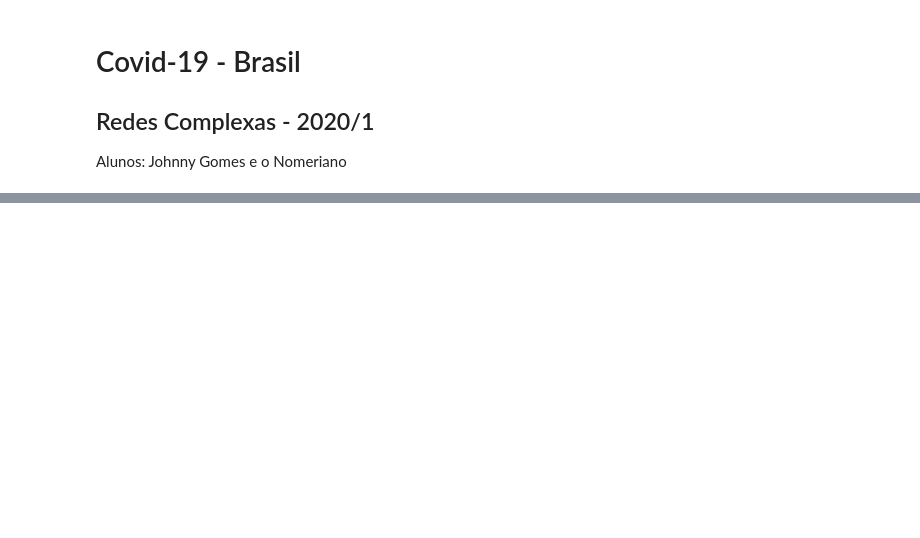
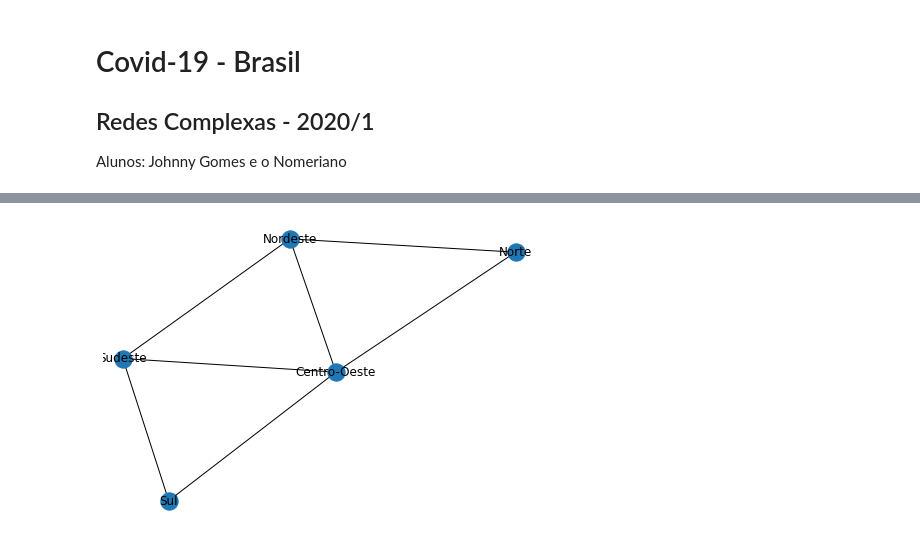
Before and after one commit to JohnnyUFT/RedesComplexas, a Jupyter notebook: Covid19.ipynb, the cells around one changed output, grey strips where cells are left out. Saved outputs shown, nothing was run; the diff lists cells and outputs as text; code cells hidden in the pictures; blank space fills up the shorter version.

Commit message:
criacao grafo de regioes e estados

```diff
--- a/Covid19.ipynb
+++ b/Covid19.ipynb
@@ -49,0 +56,11 @@ G = nx.Graph()
+# %%
+# 2 - criar grafo com regioes:
+G = nx.Graph()
+G.add_edges_from(
+    [('Norte', 'Nordeste'), ('Norte', 'Centro-Oeste'), ('Nordeste', 'Centro-Oeste'), ('Nordeste', 'Sudeste'),
+     ('Centro-Oeste', 'Sudeste'),('Centro-Oeste', 'Sul'), ('Sudeste', 'Sul')])
+# %%
+# 2.0.1 - vê a estrutura do grafo:
+nx.draw(G, with_labels=True)
+# %% [output]
+[figure, added]
```
Also changed, not shown: parts of 44 cells of this notebook, 9 other files.
